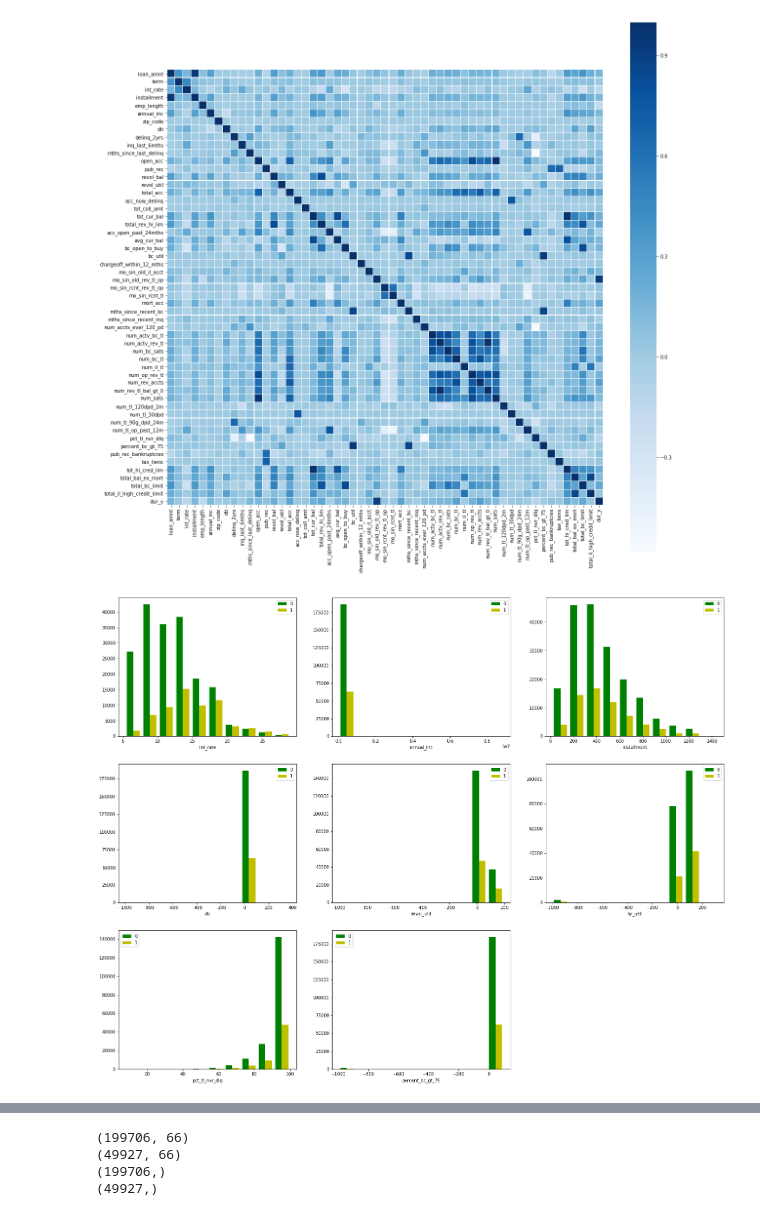
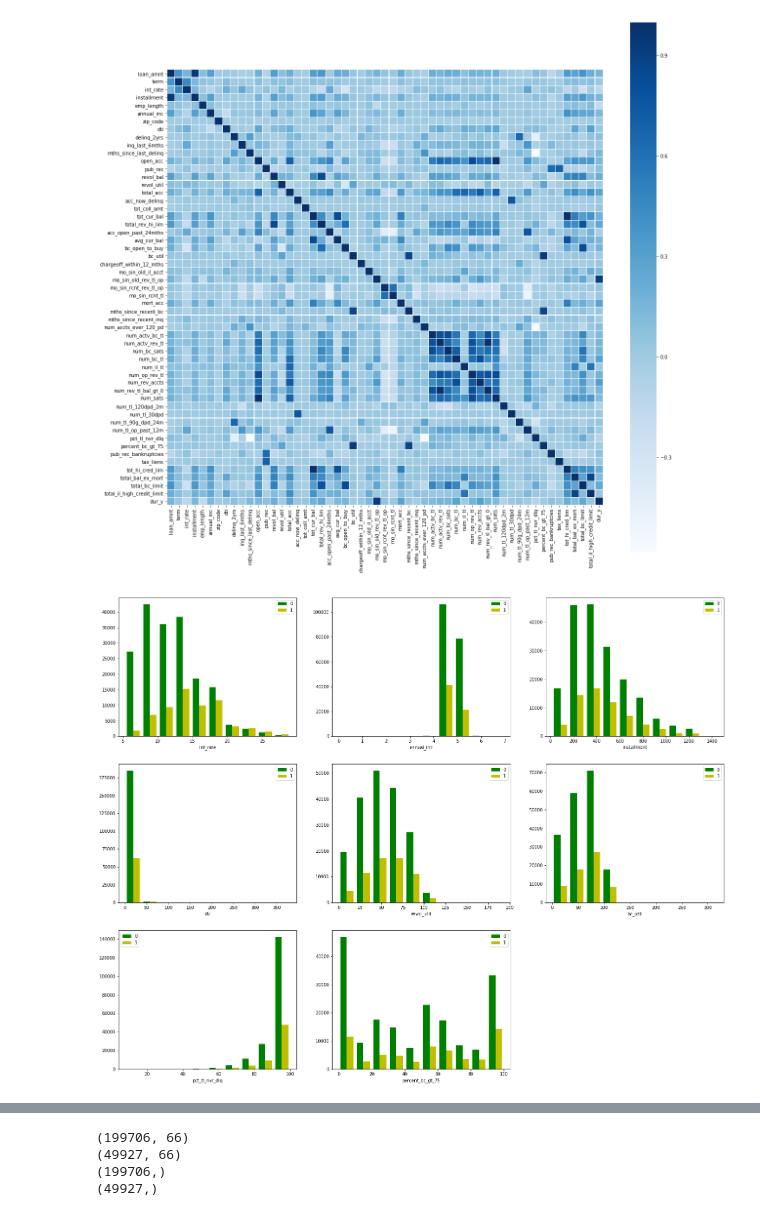
Before and after one commit to kristineguan/Lending-Club-PD-modeling, a Jupyter notebook: Lending Club.ipynb, the cells around one changed output, grey strips where cells are left out. Saved outputs shown, nothing was run; the diff lists cells and outputs as text; code cells hidden in the pictures.

```diff
--- a/Lending Club.ipynb
+++ b/Lending Club.ipynb
@@ -149,3 +149,22 @@ for i in corr.columns:
         print(i)
         print(high_cor.sort_values(ascending=False))
         print('------------------')
+# %%
+#annual_inc--> log(annual_inc)
+dff['log_inc']=np.log10(dff.annual_inc)
+dff.loc[np.isinf(dff.log_inc)==True,'log_inc']=0.0
+# %%
+ll_float=['int_rate','log_inc','installment','dti','revol_util','bc_util','pct_tl_nvr_dlq', 'percent_bc_gt_75']
+# %%
+fig = plt.figure(figsize=(25,20))
+for i in range(len(ll_float)):
+    ax=fig.add_subplot(3, 3, i+1)
+    x1=dff[dff['label']=='0'][ll_float[i]]
+    x2=dff[dff['label']=='1'][ll_float[i]]
+    x1=x1[x1!=-999]
+    x2=x2[x2!=-999]
+    ax.hist([x1, x2], color=['g','y'], label=['0','1'])
+    ax.set_xlabel(l_float[i])
+    ax.legend()
+# %% [output]
+[figure, added]
@@ -152,11 +174,12 @@ for i in corr.columns:
 # %%
 fig = plt.figure(figsize=(25,20))
+
 for i in range(len(l_float)):
     ax=fig.add_subplot(3, 3, i+1)
     x1=dff[dff['label']=='0'][l_float[i]]
     x2=dff[dff['label']=='1'][l_float[i]]
+    x1=x1[x1!=-999]
+    x2=x2[x2!=-999]
     ax.hist([x1, x2], color=['g','y'], label=['0','1'])
     ax.set_xlabel(l_float[i])
     ax.legend()
-# %% [output]
-[figure, removed]
```
Also changed, not shown: parts of 5 cells of this notebook.
